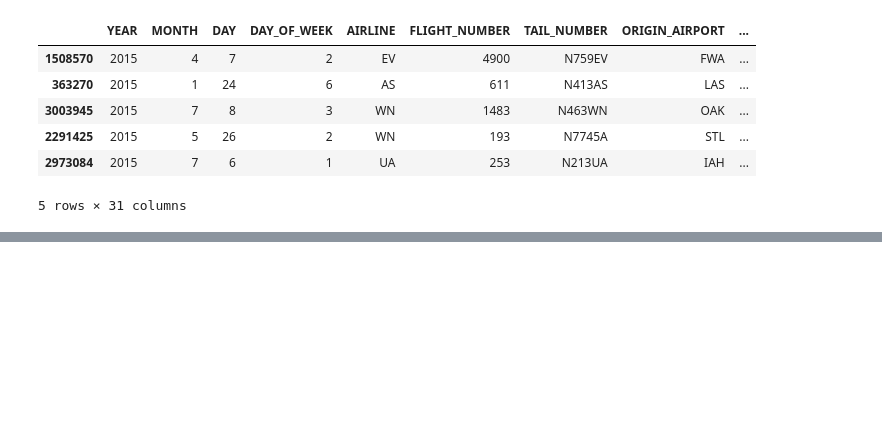
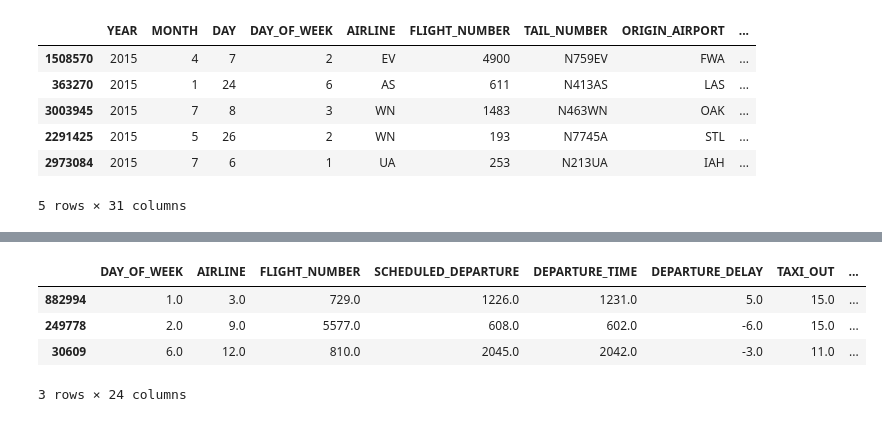
Before and after one commit to 3155student/assignment_5, a Jupyter notebook: Assignment 5 - Jackie, Jeff.ipynb, the cells around one changed output, grey strips where cells are left out. Saved outputs shown, nothing was run; the diff lists cells and outputs as text; code cells hidden in the pictures; blank space fills up the shorter version.

```diff
--- a/Assignment 5 - Jackie, Jeff.ipynb
+++ b/Assignment 5 - Jackie, Jeff.ipynb
@@ -61,0 +192,10 @@ sess = tf.Session()
+# %%
+train_set, test_set = train_test_split(transform_copy, test_size = 0.2, random_state = 42)
+# %%
+train_set.head(3)
+# %% [output]
+|  | DAY_OF_WEEK | AIRLINE | FLIGHT_NUMBER | SCHEDULED_DEPARTURE | DEPARTURE_TIME | DEPARTURE_DELAY | TAXI_OUT | ... |
+| 882994 | 1.0 | 3.0 | 729.0 | 1226.0 | 1231.0 | 5.0 | 15.0 | ... |
+| 249778 | 2.0 | 9.0 | 5577.0 | 608.0 | 602.0 | -6.0 | 15.0 | ... |
+| 30609 | 6.0 | 12.0 | 810.0 | 2045.0 | 2042.0 | -3.0 | 11.0 | ... |
+3 rows × 24 columns
```
Also changed, not shown: parts of 40 cells of this notebook.
